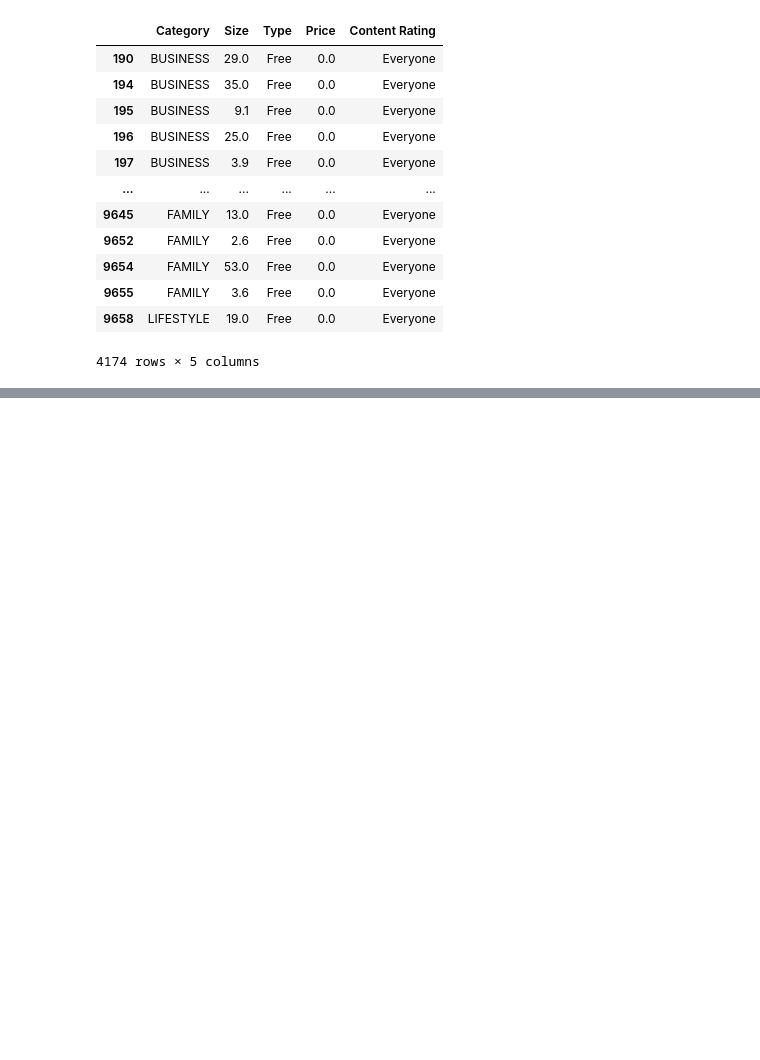
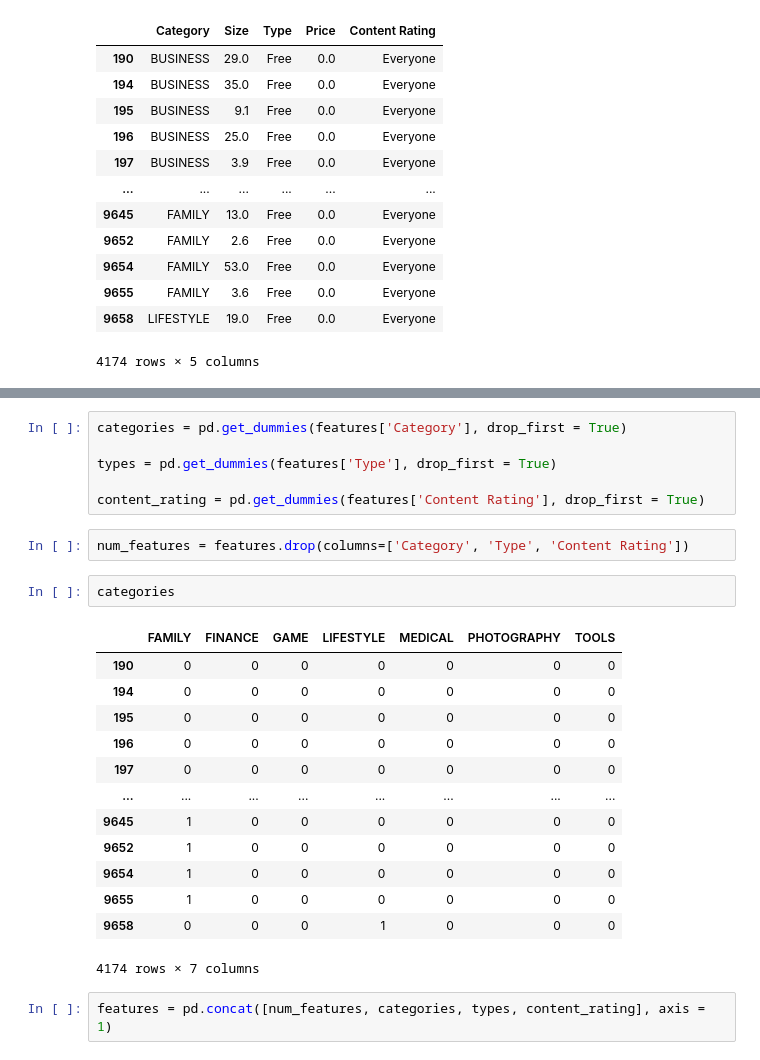
Before and after one commit to AhmadKNaji/Android-Apps-Analysis, a Jupyter notebook: notebook.ipynb, the cells around one changed output, grey strips where cells are left out. Cells and saved outputs as stored; diff of their text form; blank space fills up the shorter version.

```diff
--- a/notebook.ipynb
+++ b/notebook.ipynb
@@ -380,0 +409,26 @@ features
+# %%
+categories = pd.get_dummies(features['Category'], drop_first = True)
+
+types = pd.get_dummies(features['Type'], drop_first = True)
+
+content_rating = pd.get_dummies(features['Content Rating'], drop_first = True)
+# %%
+num_features = features.drop(columns=['Category', 'Type', 'Content Rating'])
+# %%
+categories
+# %% [output]
+|  | FAMILY | FINANCE | GAME | LIFESTYLE | MEDICAL | PHOTOGRAPHY | TOOLS |
+| 190 | 0 | 0 | 0 | 0 | 0 | 0 | 0 |
+| 194 | 0 | 0 | 0 | 0 | 0 | 0 | 0 |
+| 195 | 0 | 0 | 0 | 0 | 0 | 0 | 0 |
+| 196 | 0 | 0 | 0 | 0 | 0 | 0 | 0 |
+| 197 | 0 | 0 | 0 | 0 | 0 | 0 | 0 |
+| ... | ... | ... | ... | ... | ... | ... | ... |
+| 9645 | 1 | 0 | 0 | 0 | 0 | 0 | 0 |
+| 9652 | 1 | 0 | 0 | 0 | 0 | 0 | 0 |
+| 9654 | 1 | 0 | 0 | 0 | 0 | 0 | 0 |
+| 9655 | 1 | 0 | 0 | 0 | 0 | 0 | 0 |
+| 9658 | 0 | 0 | 0 | 1 | 0 | 0 | 0 |
+4174 rows × 7 columns
+# %%
+features = pd.concat([num_features, categories, types, content_rating], axis = 1)
```
Also changed, not shown: parts of 9 cells of this notebook.
